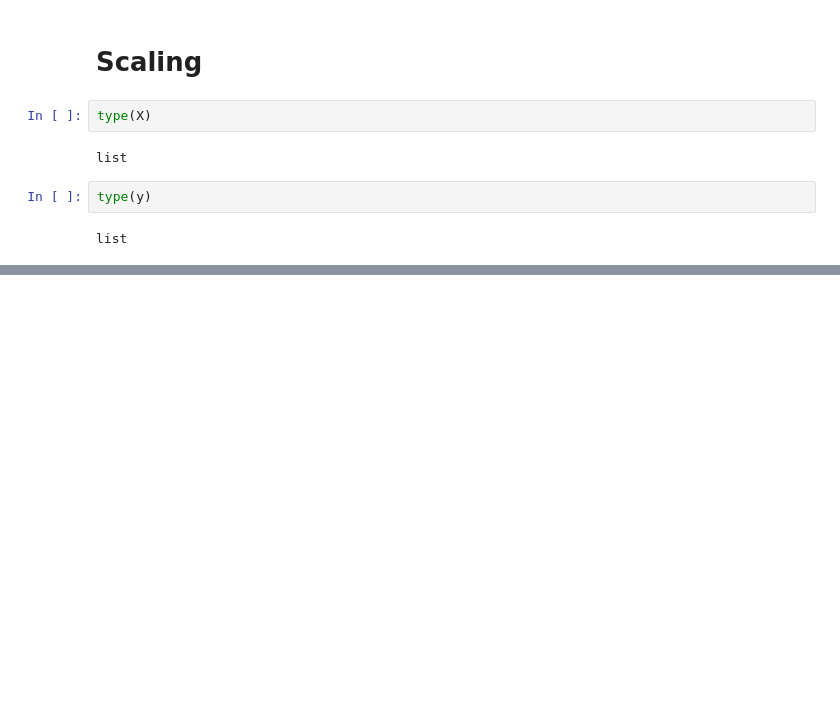
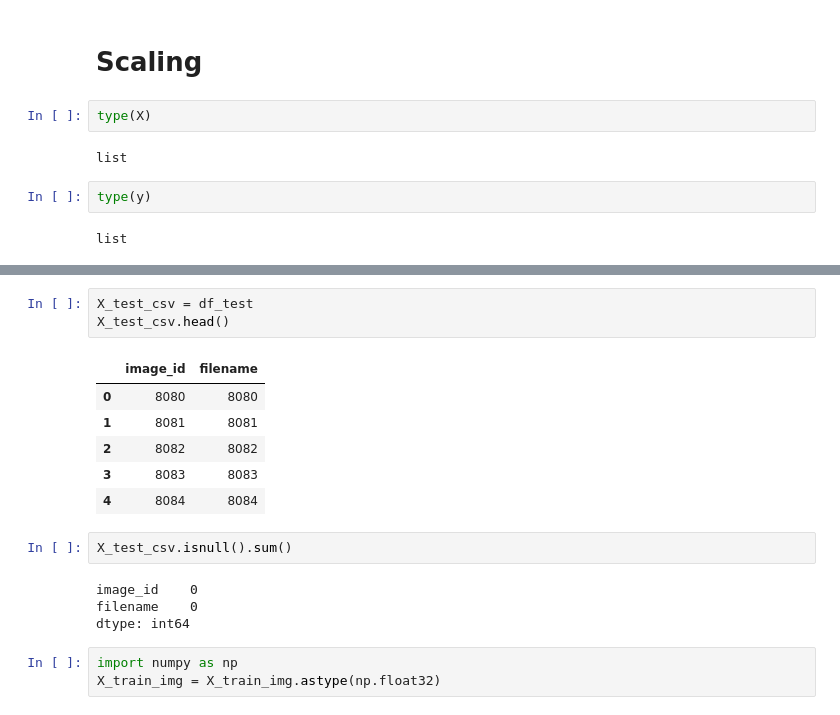
Before and after one commit to rupali99rakibe/Image_classification_deep_learning_project, a Jupyter notebook: car_Image_classification.ipynb, the cells around one changed output, grey strips where cells are left out. Cells and saved outputs as stored; diff of their text form; blank space fills up the shorter version.

```diff
--- a/car_Image_classification.ipynb
+++ b/car_Image_classification.ipynb
@@ -193,0 +354,19 @@ array([[[[0.83921569, 0.83529412, 0.74509804],
+# %%
+X_test_csv = df_test
+X_test_csv.head()
+# %% [output]
+|  | image_id | filename |
+| 0 | 8080 | 8080 |
+| 1 | 8081 | 8081 |
+| 2 | 8082 | 8082 |
+| 3 | 8083 | 8083 |
+| 4 | 8084 | 8084 |
+# %%
+X_test_csv.isnull().sum()
+# %% [output]
+image_id    0
+filename    0
+dtype: int64
+# %%
+import numpy as np
+X_train_img = X_train_img.astype(np.float32)
```
Also changed, not shown: parts of 48 cells of this notebook.
